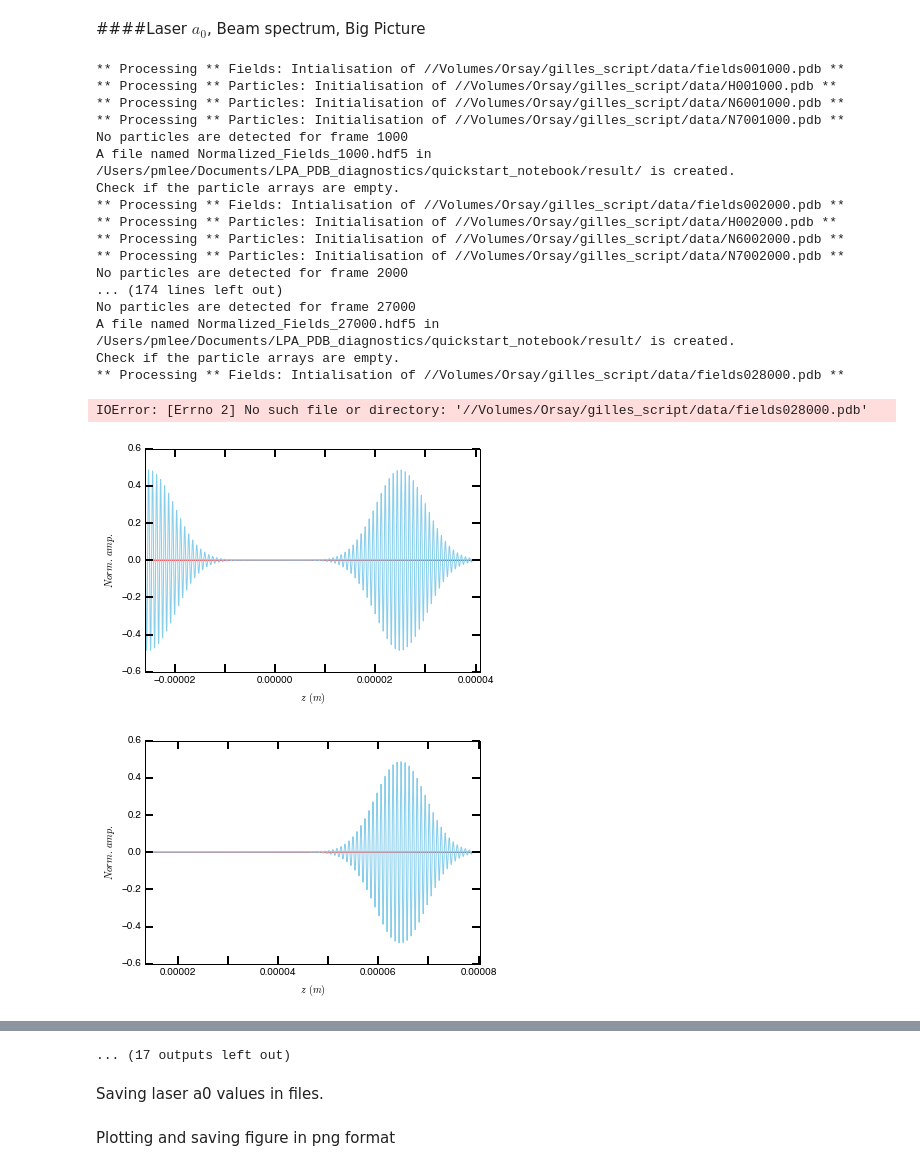
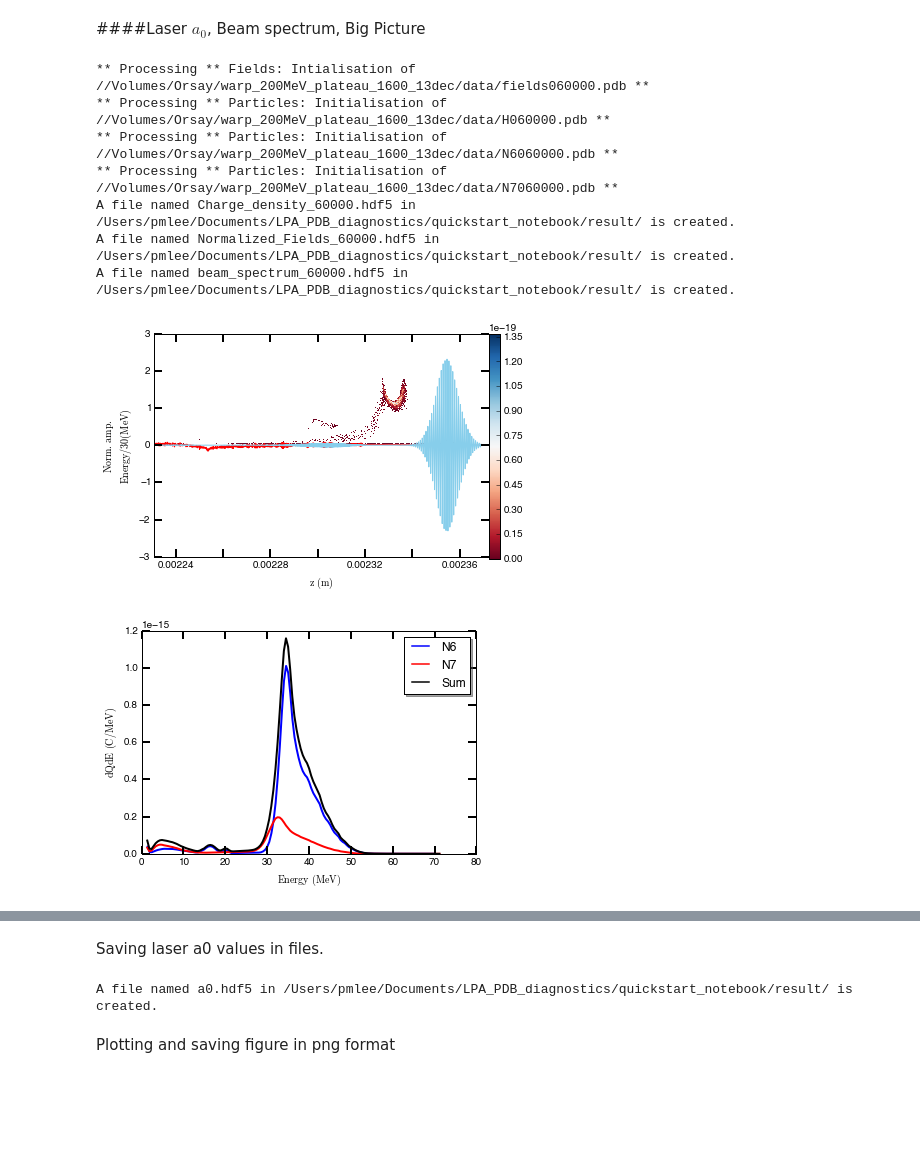
Before and after one commit to kcirtap2014/LPA_PDB_diagnostics, a Jupyter notebook: quickstart_notebook/quickstart_multiple.ipynb, the cells around one changed output, grey strips where cells are left out. Saved outputs shown, nothing was run; the diff lists cells and outputs as text; code cells hidden in the pictures; blank space fills up the shorter version.

Commit message:
Included beam emittance analysis

```diff
--- a/quickstart_notebook/quickstart_multiple.ipynb
+++ b/quickstart_notebook/quickstart_multiple.ipynb
@@ -14,5 +14,5 @@ Setting the directory path where the data are located:
 # %%
-dir_path = "//Volumes/Orsay/gilles_script/data/"
+dir_path = "//Volumes/Orsay/warp_200MeV_plateau_1600_13dec/data/"
 #dir_path = os.getcwd() + "/data"
 # %% [markdown]
 Setting the path for the results:
@@ -31,7 +27,7 @@ lambda0 = 0.8e-6
 w0 = 2*np.pi*c/lambda0
 laser_waist = 17e-6
 plasma_dens = 4e24
-plasma_length = 2.e-3
+plasma_length = 2.4e-3
 wp = np.sqrt(plasma_dens * e**2/ (epsilon_0 * m_e))
 lambda_plasma = 2*np.pi*c/wp
 # %% [markdown]
@@ -77,63 +73,70 @@ for i, v in enumerate(val):
 ####Laser $a_0$, Beam spectrum, Big Picture
 # %%
 l_particle = True
-#preparing for laser a0 analysis
+
+#preparing some empty arrays
 a0 = []
 z_a0 = []
+emitx = []
+emity = []
+energy = []
+dQdE = []
 
 last = len(val)
-first = 0#len(val) - 2
+first = len(val) - 1
 for index in range( first, last ):
     f = FieldInstant( field[index], np.pi/2,
                  quantities= ["E", "zfield"] )
     a, z = f.laser_a0(w0)
+
+    # Store values in arrays
     a0.append(a)
     z_a0.append(z)
 
     if l_particle:
         p_H = ParticleInstant( H[index], quantities = [ "Weight", "Position", "Momentum"] )
         p_N6 = ParticleInstant( N6[index], quantities = [ "Weight", "Position", "Momentum"]  )
         p_N7 = ParticleInstant( N7[index], quantities = [ "Weight", "Position", "Momentum"]  )
         qdict = p_N6.get_qdict()
 
         #Select particles
         cp_H = p_H.select( gamma_threshold = [0,400])
         cp_N6 = p_N6.select( gamma_threshold = [0,400])
         cp_N7 = p_N7.select( gamma_threshold = [0,400])
 
-        #Concatenate particles
+        # Concatenate particles
         ck_all_particles = quant_concatenate([cp_N6,cp_N7], keep_object_name = True ) #keeping the information on the species
         c_all_particles = quant_concatenate([cp_N6, cp_N7])
 
-        ##Analysing big picture
+        # Analysing big picture
         N_laser = f.normalizedField( w0, "laser")
         N_wake = f.normalizedField( wp, "wake")
         bigPicture( val[index], c_all_particles[qdict["z"]], c_all_particles[qdict["gamma"]],
            c_all_particles[qdict["w"]], f.zfield, N_wake, N_laser, lwrite= True )
 
-        #Analyzing beam spectrum
-        energy, dQdE = beam_spectrum(val[index],
+        # Analyzing beam spectrum
+        t_energy, t_dQdE = beam_spectrum(val[index],
                              ck_all_particles[qdict["gamma"]],
                              ck_all_particles[qdict["w"]], lwrite=True,
                              leg = ["N6","N7","Sum"])
+        # Store values in arrays
+        energy.append( t_energy )
+        dQdE.append( t_dQdE )
+
+        # Analyzing beam emittance
+        t_emitx = beam_emittance( val[index],  c_all_particles, qdict, "x" )
+        t_emity = beam_emittance( val[index],  c_all_particles, qdict, "y" )
+
+        # Store values in arrays
+        emitx.append( t_emitx )
+        emity.append( t_emity )
 # %% [output]
-** Processing ** Fields: Intialisation of //Volumes/Orsay/gilles_script/data/fields001000.pdb **
-** Processing ** Particles: Initialisation of //Volumes/Orsay/gilles_script/data/H001000.pdb **
-** Processing ** Particles: Initialisation of //Volumes/Orsay/gilles_script/data/N6001000.pdb **
-** Processing ** Particles: Initialisation of //Volumes/Orsay/gilles_script/data/N7001000.pdb **
-No particles are detected for frame 1000
-A file named Normalized_Fields_1000.hdf5 in /Users/pmlee/Documents/LPA_PDB_diagnostics/quickstart_notebook/result/ is created.
-Check if the particle arrays are empty.
-** Processing ** Fields: Intialisation of //Volumes/Orsay/gilles_script/data/fields002000.pdb **
-** Processing ** Particles: Initialisation of //Volumes/Orsay/gilles_script/data/H002000.pdb **
-** Processing ** Particles: Initialisation of //Volumes/Orsay/gilles_script/data/N6002000.pdb **
-** Processing ** Particles: Initialisation of //Volumes/Orsay/gilles_script/data/N7002000.pdb **
-No particles are detected for frame 2000
-... (174 lines left out)
-No particles are detected for frame 27000
-A file named Normalized_Fields_27000.hdf5 in /Users/pmlee/Documents/LPA_PDB_diagnostics/quickstart_notebook/result/ is created.
-Check if the particle arrays are empty.
-** Processing ** Fields: Intialisation of //Volumes/Orsay/gilles_script/data/fields028000.pdb **
+** Processing ** Fields: Intialisation of //Volumes/Orsay/warp_200MeV_plateau_1600_13dec/data/fields060000.pdb **
+** Processing ** Particles: Initialisation of //Volumes/Orsay/warp_200MeV_plateau_1600_13dec/data/H060000.pdb **
+** Processing ** Particles: Initialisation of //Volumes/Orsay/warp_200MeV_plateau_1600_13dec/data/N6060000.pdb **
+** Processing ** Particles: Initialisation of //Volumes/Orsay/warp_200MeV_plateau_1600_13dec/data/N7060000.pdb **
+A file named Charge_density_60000.hdf5 in /Users/pmlee/Documents/LPA_PDB_diagnostics/quickstart_notebook/result/ is created.
+A file named Normalized_Fields_60000.hdf5 in /Users/pmlee/Documents/LPA_PDB_diagnostics/quickstart_notebook/result/ is created.
+A file named beam_spectrum_60000.hdf5 in /Users/pmlee/Documents/LPA_PDB_diagnostics/quickstart_notebook/result/ is created.
-IOError: [Errno 2] No such file or directory: '//Volumes/Orsay/gilles_script/data/fields028000.pdb'
-[figure, old version]
+[figure, new version]
-[figure, old version]
+[figure, new version]
@@ -148 +142,0 @@ IOError: [Errno 2] No such file or directory: '//Volumes/Orsay/gilles_script/dat
-... (17 outputs left out)
@@ -155,6 +147,8 @@ qname = ["z", "a0"]
 f = FileWriting(qname, "a0")
 stacked_data = np.stack(( z_a0, a0 ), axis=0)
 f.write(stacked_data, np.shape(stacked_data), attrs = ["m", "arb. unit"])
+# %% [output]
+A file named a0.hdf5 in /Users/pmlee/Documents/LPA_PDB_diagnostics/quickstart_notebook/result/ is created.
 # %% [markdown]
 Plotting and saving figure in png format
 # %%
```
Also changed, not shown: parts of 6 cells of this notebook, 6 other files.
